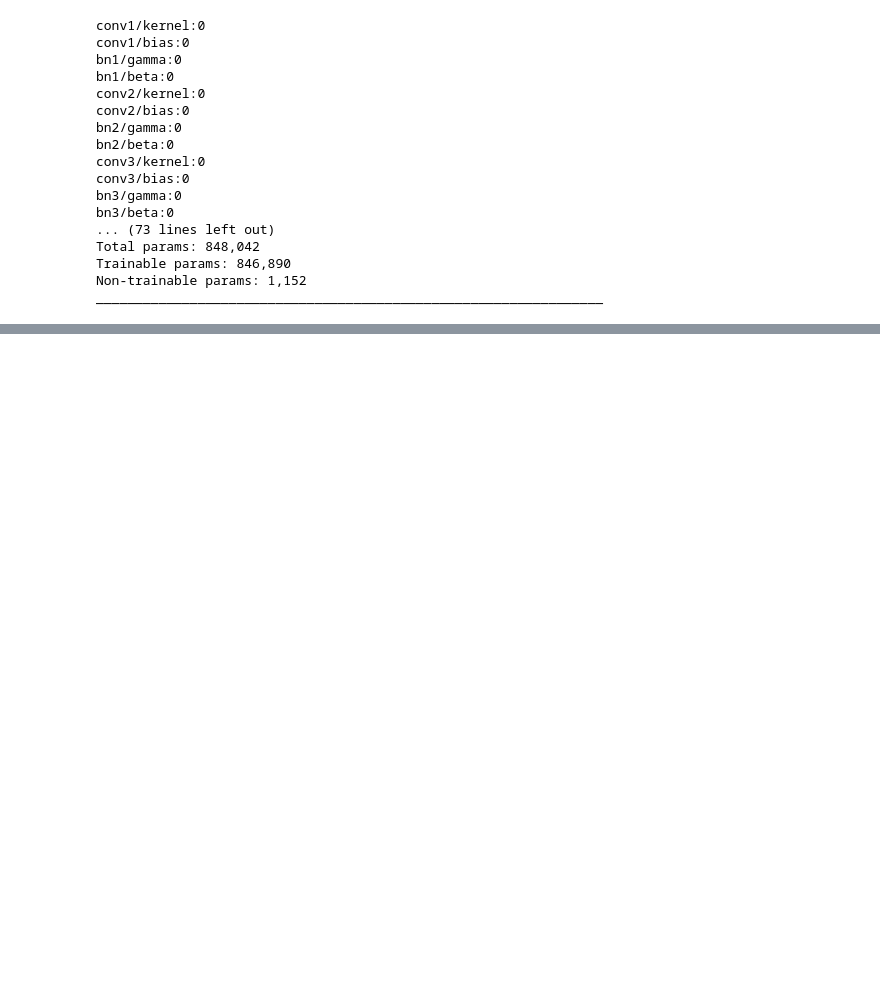
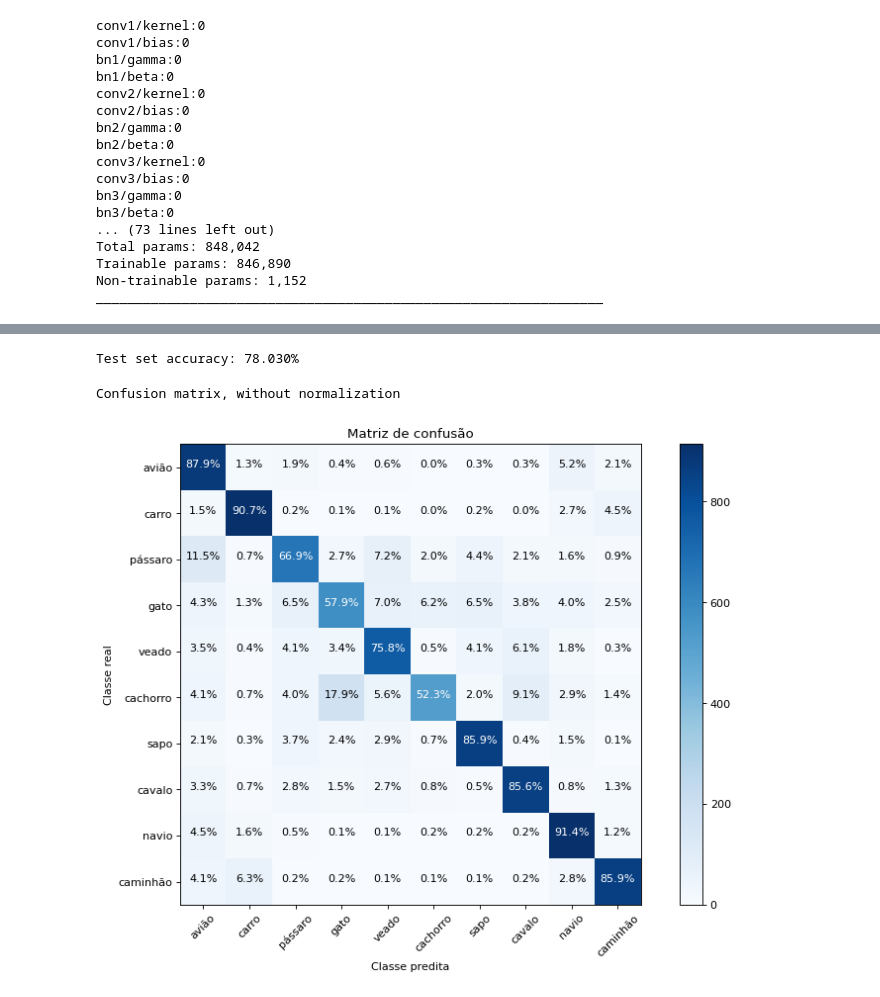
Before and after one commit to mateusArnaudGoldbarg/dl_compression, a Jupyter notebook: pruning-quantization-tensorflow/dl.ipynb, the cells around one changed output, grey strips where cells are left out. Saved outputs shown, nothing was run; the diff lists cells and outputs as text; code cells hidden in the pictures; blank space fills up the shorter version.

```diff
--- a/pruning-quantization-tensorflow/dl.ipynb
+++ b/pruning-quantization-tensorflow/dl.ipynb
@@ -267,0 +345,15 @@ for i in range(len):
+# %%
+test_accuracy = tf.keras.metrics.Accuracy()
+logits = model(x_test, training=False)
+prediction = tf.argmax(logits, axis=1, output_type=tf.int32)
+test_accuracy(prediction, y_test)
+print("Test set accuracy: {:.3%}".format(test_accuracy.result()))
+# %% [output]
+Test set accuracy: 78.030%
+# %%
+classes = ["avião","carro","pássaro","gato","veado","cachorro","sapo","cavalo","navio","caminhão"]
+cm = confusion_matrix(y_true=y_test, y_pred=prediction)
+plot_confusion_matrix(cm=cm, classes=classes, title='Matriz de confusão')
+# %% [output]
+Confusion matrix, without normalization
+[figure, added]
```
Also changed, not shown: parts of 8 cells of this notebook.
